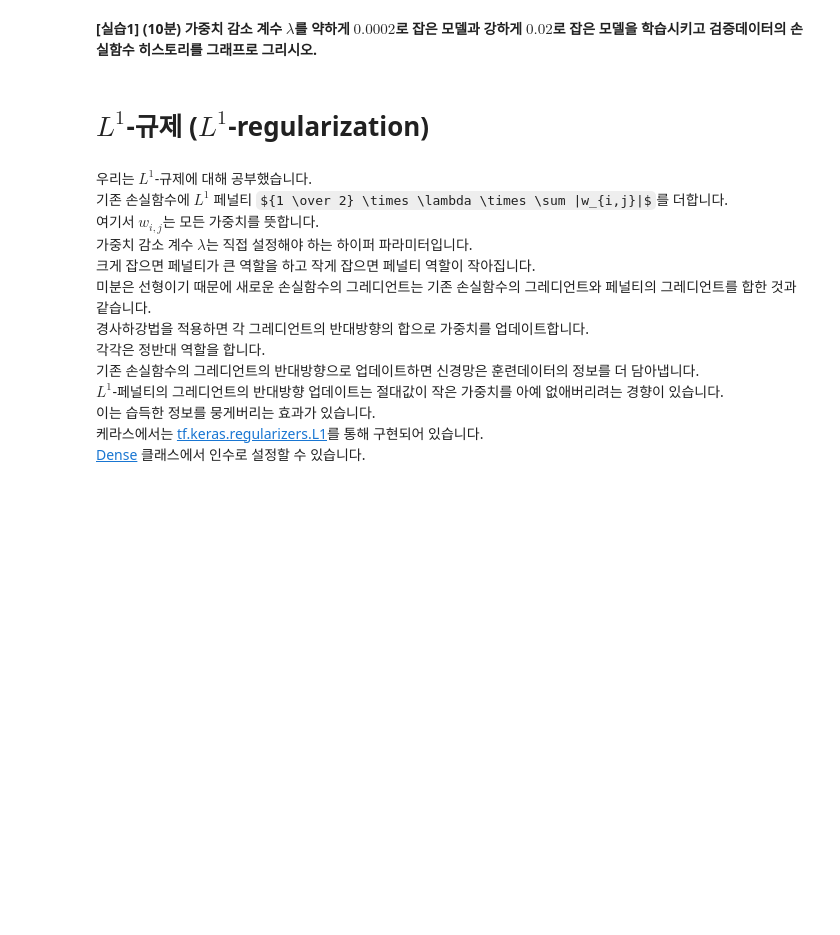
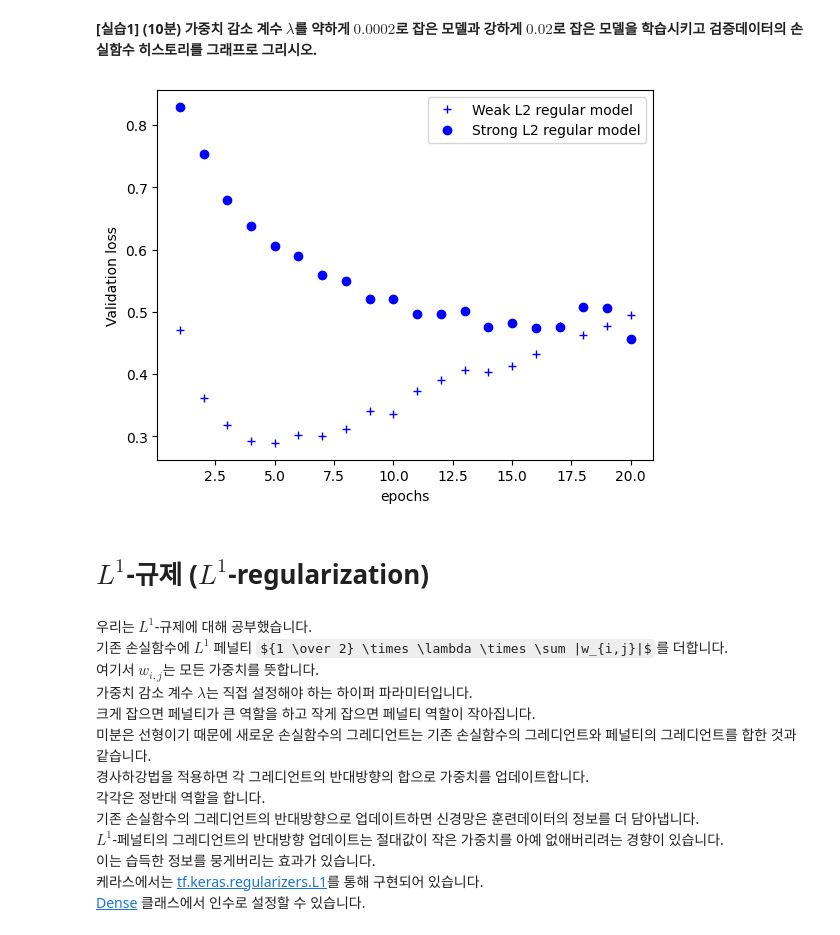
Before and after one commit to Onkihwan/study_on, a Jupyter notebook: 딥러닝2/5강 과적합 - IMDB.ipynb, the cells around one changed output. Drawn from its saved outputs; the diff is of its cells as text; code cells hidden in the pictures; some formulas as TeX source; blank space fills up the shorter version.

```diff
--- a/딥러닝2/5강 과적합 - IMDB.ipynb
+++ b/딥러닝2/5강 과적합 - IMDB.ipynb
@@ -199,5 +341,46 @@ plt.show()
 # %% [markdown]
 **[실습1] (10분) 가중치 감소 계수 $\lambda$를 약하게 $0.0002$로 잡은 모델과 강하게 $0.02$로 잡은 모델을 학습시키고 검증데이터의 손실함수 히스토리를 그래프로 그리시오.**
+# %%
+weak_l2_model = keras.Sequential([
+    Dense(16, kernel_regularizer=regularizers.l2(0.0002), activation="relu"),
+    Dense(16, kernel_regularizer=regularizers.l2(0.0002), activation="relu"),
+    Dense(1, activation="sigmoid")])
+
+weak_l2_model.compile(optimizer="rmsprop",
+              loss="binary_crossentropy",
+              metrics=["accuracy"])
+
+weak_l2_model_hist = weak_l2_model.fit(
+    train_data, train_labels,
+    epochs=20, batch_size=512, validation_split=0.4,verbose = 0)
+
+weak_l2_model_val_loss = weak_l2_model_hist.history['val_loss']
+# %%
+strong_l2_model = keras.Sequential([
+    Dense(16, kernel_regularizer=regularizers.l2(0.02), activation="relu"),
+    Dense(16, kernel_regularizer=regularizers.l2(0.02), activation="relu"),
+    Dense(1, activation="sigmoid")])
+
+strong_l2_model.compile(optimizer="rmsprop",
+              loss="binary_crossentropy",
+              metrics=["accuracy"])
+
+strong_l2_model_hist = strong_l2_model.fit(
+    train_data, train_labels,
+    epochs=20, batch_size=512, validation_split=0.4,verbose = 0)
+
+strong_l2_model_val_loss = strong_l2_model_hist.history['val_loss']
+# %%
+plt.plot(epochs,weak_l2_model_val_loss,'b+',label='Weak L2 regular model')
+plt.plot(epochs,strong_l2_model_val_loss,'bo',label='Strong L2 regular model')
+
+plt.xlabel('epochs')
+plt.ylabel('Validation loss')
+plt.legend()
+
+plt.show()
+# %% [output]
+[figure, added]
 # %% [markdown]
 # $L^1$-규제 ($L^1$-regularization)
 # %% [markdown]
```
Also changed, not shown: parts of 12 cells of this notebook, 12 other files.
